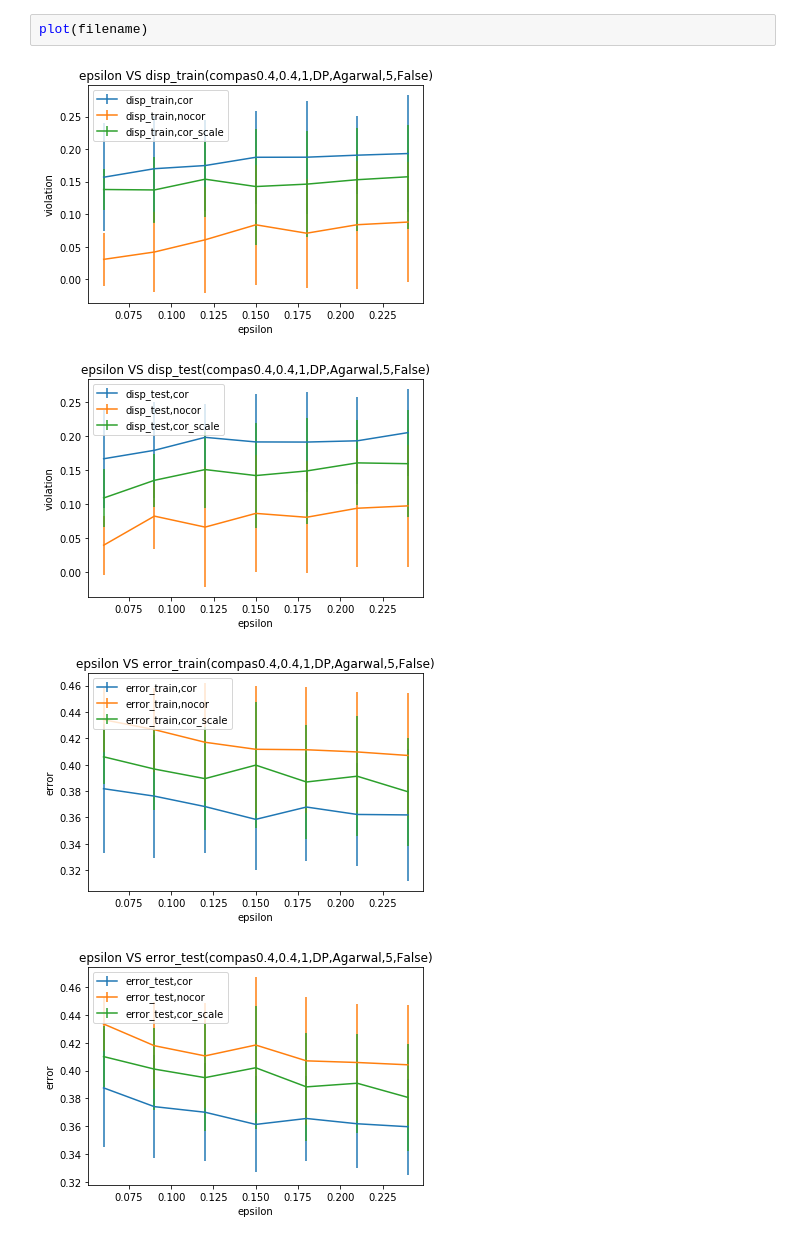
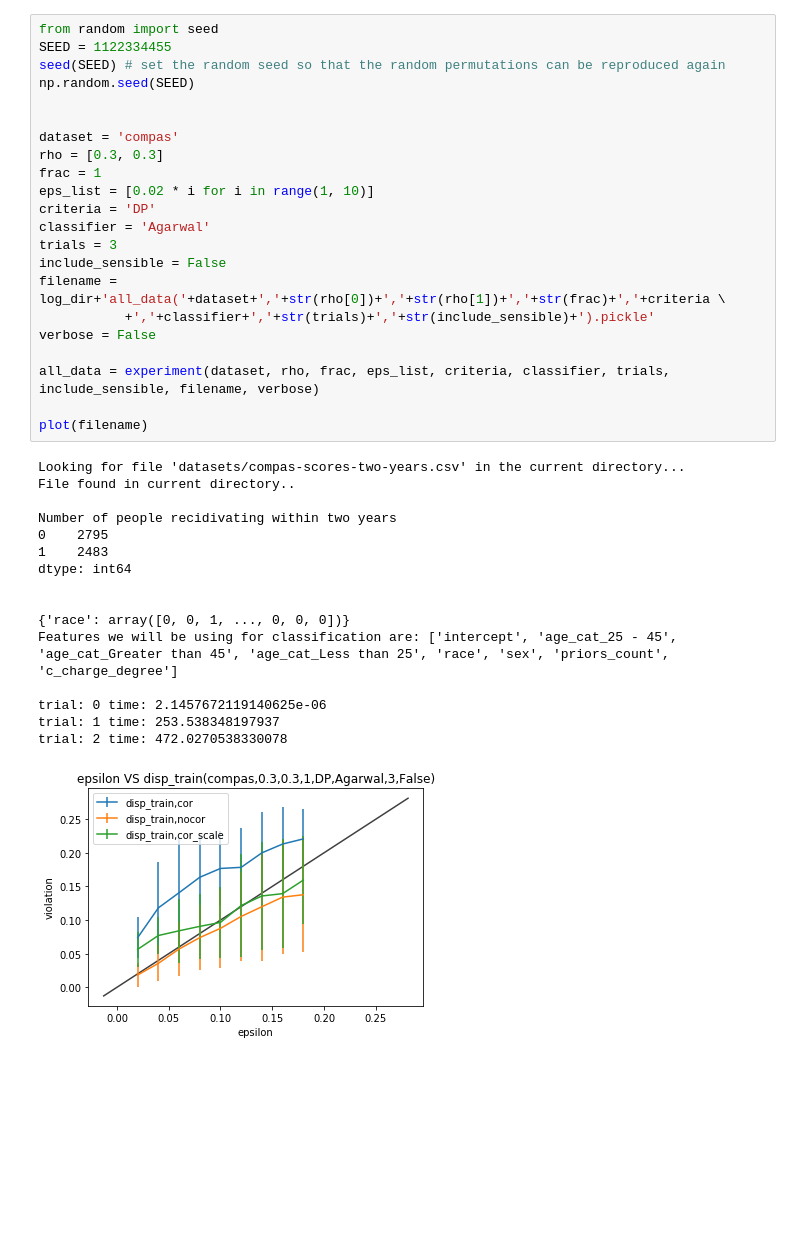
Before and after one commit to AIasd/noise_fairlearn, a Jupyter notebook: demo.ipynb, the cells around one changed output. Drawn from its saved outputs; the diff is of its cells as text; blank space fills up the shorter version.

```diff
--- a/demo.ipynb
+++ b/demo.ipynb
@@ -157,7 +234,39 @@ trial: 4 time: 664.3781361579895
-# %%
-plot(filename)
-# %% [output]
-[figure, removed]
-[figure, removed]
-[figure, removed]
-[figure, removed]
+# %%
+from random import seed
+SEED = 1122334455
+seed(SEED) # set the random seed so that the random permutations can be reproduced again
+np.random.seed(SEED)
+
+
+dataset = 'compas'
+rho = [0.3, 0.3]
+frac = 1
+eps_list = [0.02 * i for i in range(1, 10)]
+criteria = 'DP'
+classifier = 'Agarwal'
+trials = 3
+include_sensible = False
+filename = log_dir+'all_data('+dataset+','+str(rho[0])+','+str(rho[1])+','+str(frac)+','+criteria \
+           +','+classifier+','+str(trials)+','+str(include_sensible)+').pickle'
+verbose = False
+
+all_data = experiment(dataset, rho, frac, eps_list, criteria, classifier, trials, include_sensible, filename, verbose)
+
+plot(filename)
+# %% [output]
+Looking for file 'datasets/compas-scores-two-years.csv' in the current directory...
+File found in current directory..
+
+Number of people recidivating within two years
+0    2795
+1    2483
+dtype: int64
+
+
+{'race': array([0, 0, 1, ..., 0, 0, 0])}
+Features we will be using for classification are: ['intercept', 'age_cat_25 - 45', 'age_cat_Greater than 45', 'age_cat_Less than 25', 'race', 'sex', 'priors_count', 'c_charge_degree']
+
+trial: 0 time: 2.1457672119140625e-06
+trial: 1 time: 253.538348197937
+trial: 2 time: 472.0270538330078
+[figure, added]
```
Also changed, not shown: parts of 13 cells of this notebook, 5 other files.
